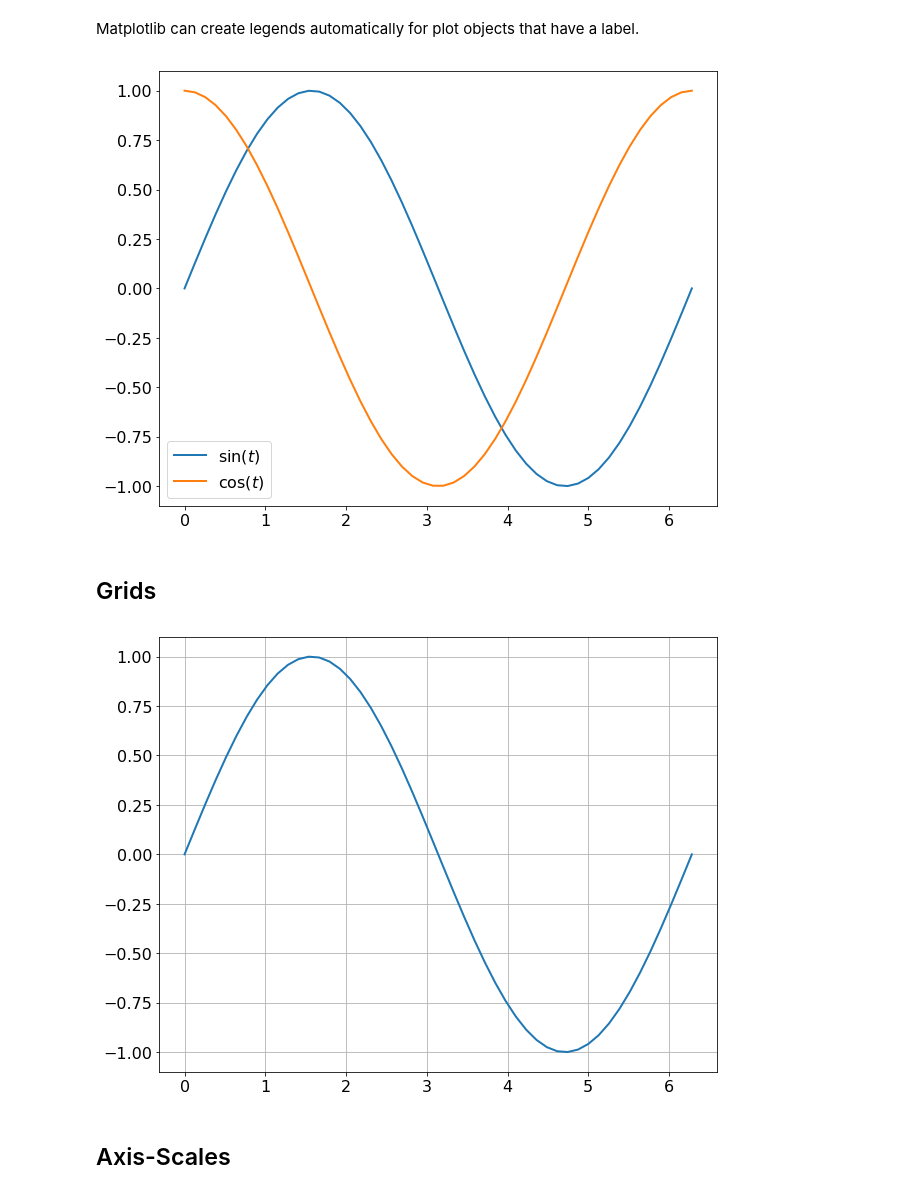
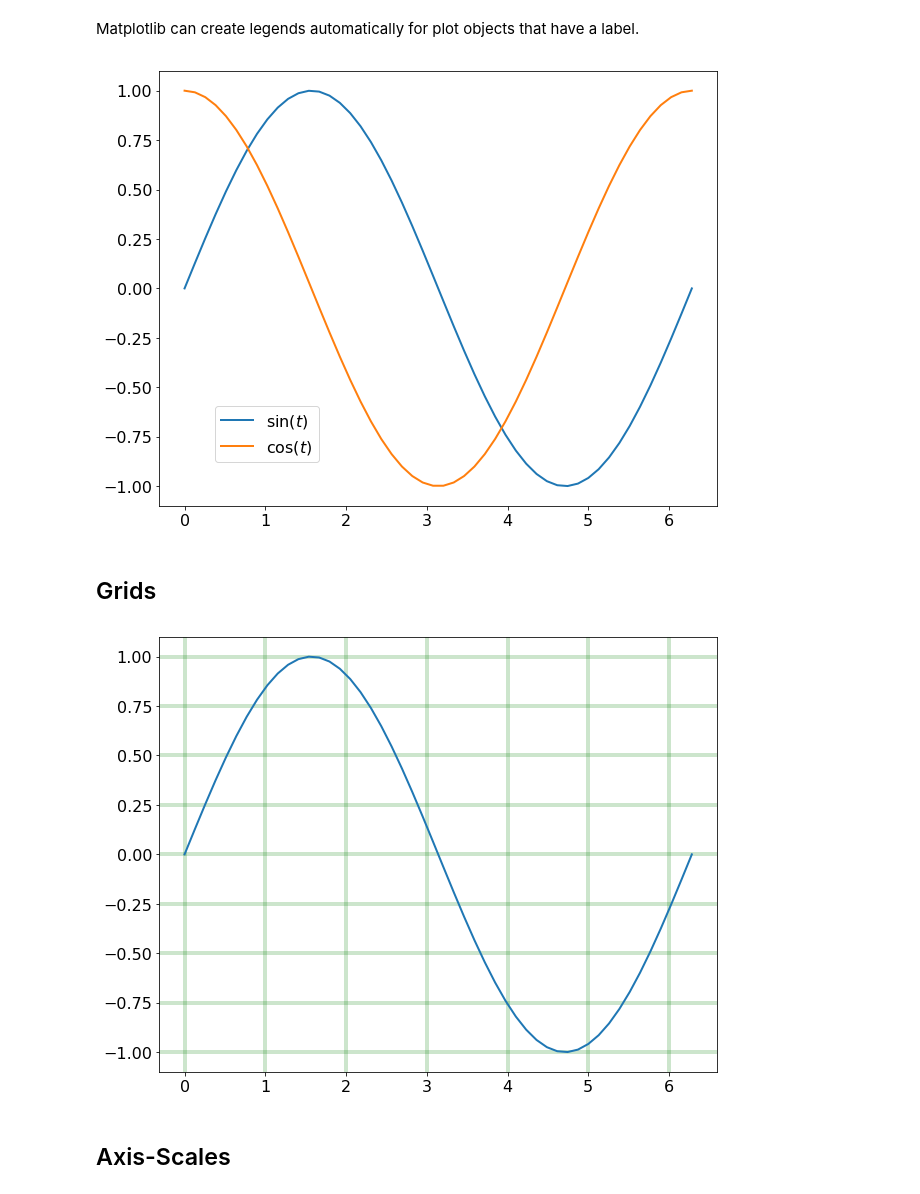
Before and after one commit to ftorradeflot/PythonMasterIFAE, a Jupyter notebook: matplotlib.ipynb, the cells around one changed output. Drawn from its saved outputs; the diff is of its cells as text; code cells hidden in the pictures.

```diff
--- a/matplotlib.ipynb
+++ b/matplotlib.ipynb
@@ -174,20 +185,22 @@ Matplotlib can create legends automatically for plot objects that have a label.
 # %%
 plt.plot(t, np.sin(t), label=r'$\sin(t)$')
 plt.plot(t, np.cos(t), label=r'$\cos(t)$')
-plt.legend()
+#plt.legend()
 #plt.legend(loc='upper center')
+plt.legend(loc=(0.1, 0.1))
 
 None # only to avoid cluttering the notebook
 # %% [output]
-[figure, old version]
+[figure, new version]
 # %% [markdown]
 <a id=grids></a>
 ## Grids
 # %%
 plt.plot(t, np.sin(t))
 plt.grid()
+plt.grid(alpha=0.2, linestyle='-', linewidth=4., color='g')
 # %% [output]
-[figure, old version]
+[figure, new version]
 # %% [markdown]
 <a id=axis_scales></a>
 ## Axis-Scales
```
Also changed, not shown: parts of 6 cells of this notebook.
